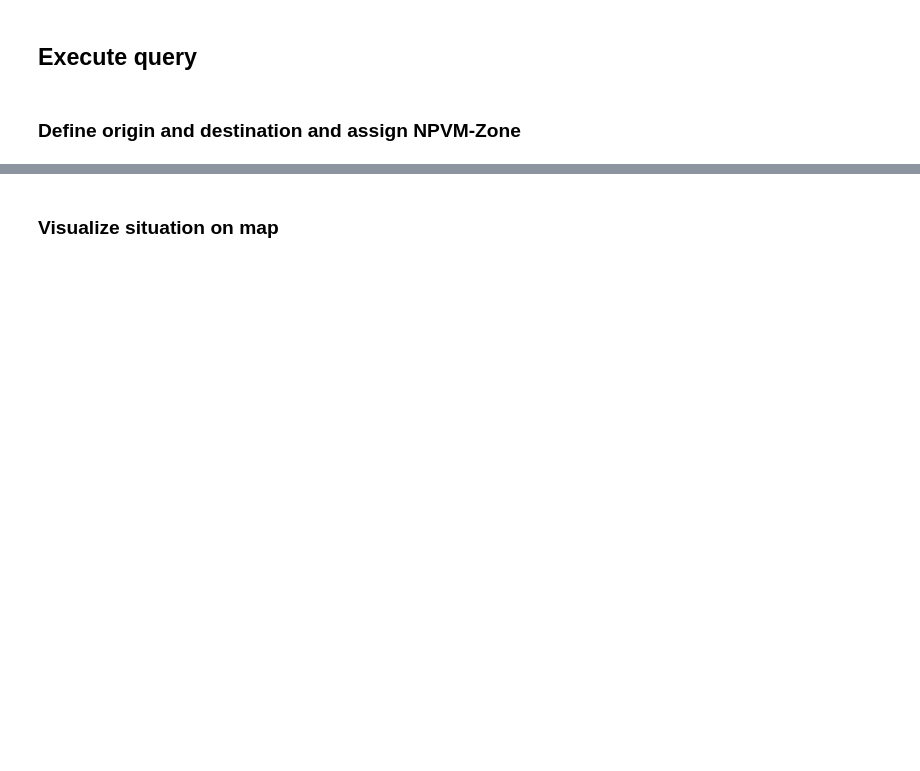
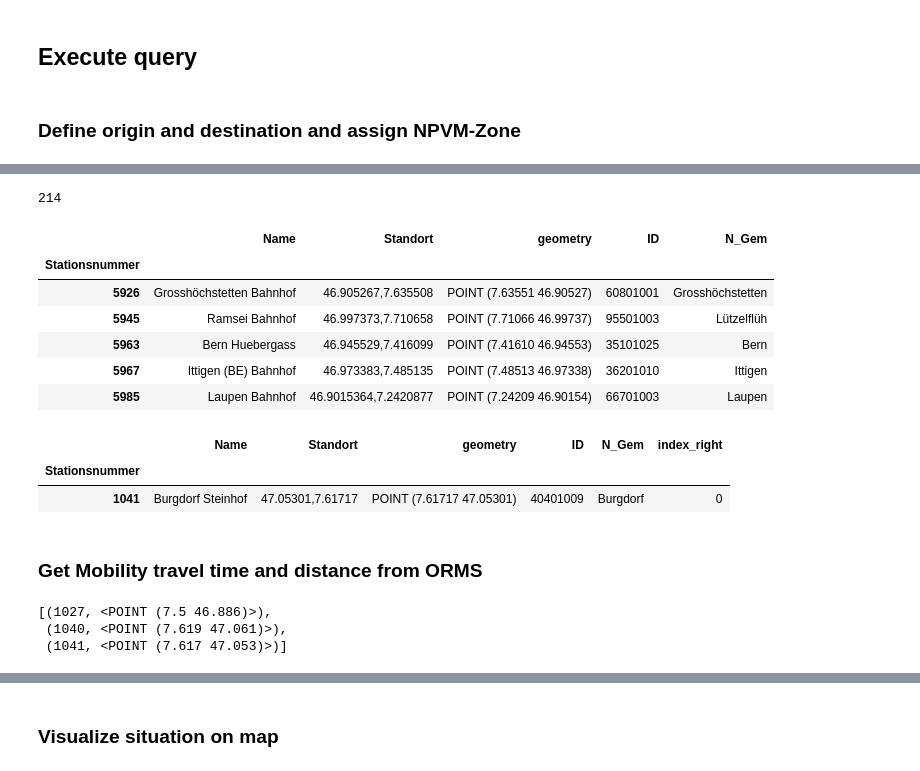
Before and after one commit to jlieberherr/mobility-station-finder, a Jupyter notebook: mobility-station-finder.ipynb, the cells around one changed output, grey strips where cells are left out. Cells and saved outputs as stored; diff of their text form; code cells hidden in the pictures; blank space fills up the shorter version.

```diff
--- a/mobility-station-finder.ipynb
+++ b/mobility-station-finder.ipynb
@@ -106,3 +198,3 @@ search_area_dest = gpd.GeoDataFrame(geometry=df_dest.to_crs(2026).buffer(50*1000
 # %%
-orig_zone_mobility_stations = gpd.sjoin(gdf_mobility, search_area_orig)
-dest_zone_mobility_stations = gpd.sjoin(gdf_mobility, search_area_dest)
+orig_zone_mobility_stations = gpd.sjoin(mobility_zone, search_area_orig)
+dest_zone_mobility_stations = gpd.sjoin(mobility_zone, search_area_dest)
@@ -114,0 +209,24 @@ len(dest_zone_mobility_stations)
+# %%
+potential_mobility_stations = pd.concat([orig_zone_mobility_stations, dest_zone_mobility_stations]).groupby("Stationsnummer").first()
+# %%
+print(len(potential_mobility_stations))
+# %% [output]
+214
+# %%
+potential_mobility_stations.tail().drop(["index_right"], axis=1)
+# %% [output]
+|  | Name | Standort | geometry | ID | N_Gem |
+| Stationsnummer |  |  |  |  |  |
+| 5926 | Grosshöchstetten Bahnhof | 46.905267,7.635508 | POINT (7.63551 46.90527) | 60801001 | Grosshöchstetten |
+| 5945 | Ramsei Bahnhof | 46.997373,7.710658 | POINT (7.71066 46.99737) | 95501003 | Lützelflüh |
+| 5963 | Bern Huebergass | 46.945529,7.416099 | POINT (7.41610 46.94553) | 35101025 | Bern |
+| 5967 | Ittigen (BE) Bahnhof | 46.973383,7.485135 | POINT (7.48513 46.97338) | 36201010 | Ittigen |
+| 5985 | Laupen Bahnhof | 46.9015364,7.2420877 | POINT (7.24209 46.90154) | 66701003 | Laupen |
+# %%
+potential_mobility_stations.loc[[1041]]
+# %% [output]
+|  | Name | Standort | geometry | ID | N_Gem | index_right |
+| Stationsnummer |  |  |  |  |  |  |
+| 1041 | Burgdorf Steinhof | 47.05301,7.61717 | POINT (7.61717 47.05301) | 40401009 | Burgdorf | 0 |
+# %% [markdown]
+### Get Mobility travel time and distance from ORMS
@@ -114,0 +235,6 @@ len(dest_zone_mobility_stations)
+# %%
+potential_mobility_stations_list[:3]
+# %% [output]
+[(1027, <POINT (7.5 46.886)>),
+ (1040, <POINT (7.619 47.061)>),
+ (1041, <POINT (7.617 47.053)>)]
```
Also changed, not shown: parts of 39 cells of this notebook.
